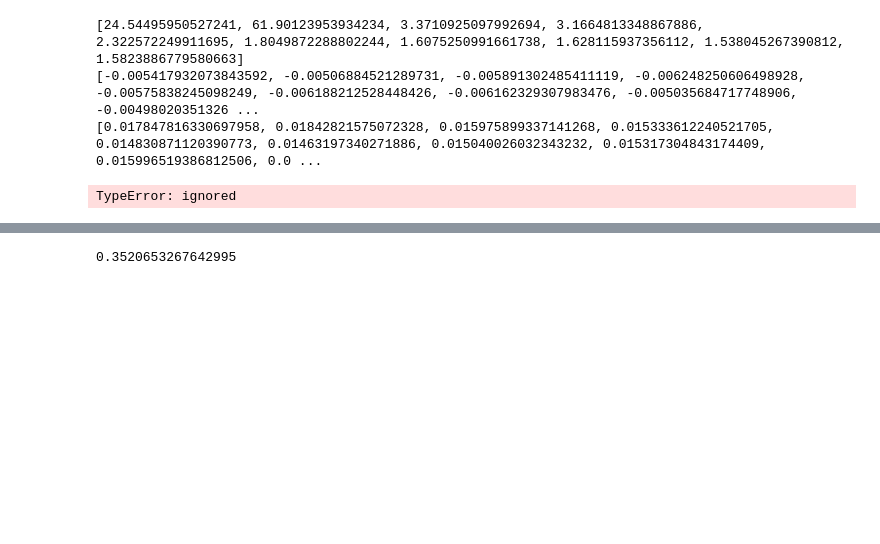
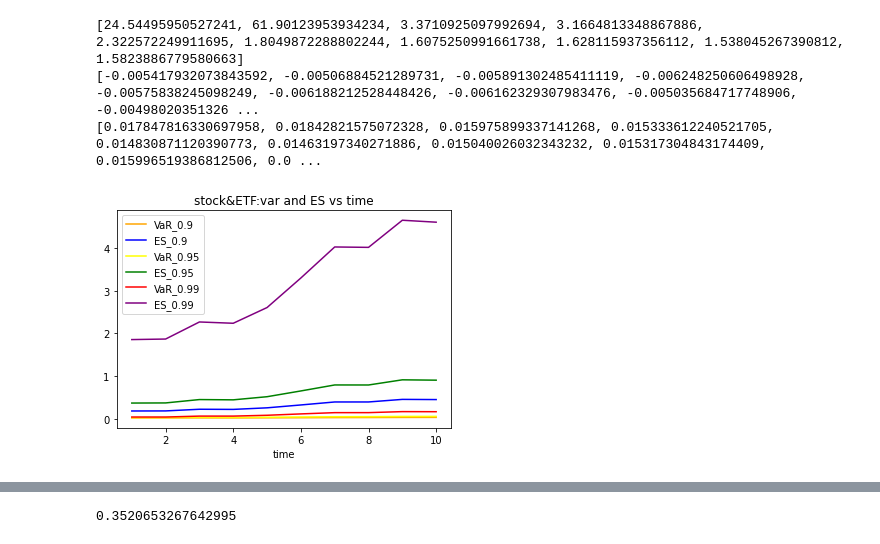
Before and after one commit to ZiyueNie/575, a Jupyter notebook: src/ib_project.ipynb, the cells around one changed output, grey strips where cells are left out. Drawn from its saved outputs; the diff is of its cells as text; code cells hidden in the pictures; blank space fills up the shorter version.

```diff
--- a/src/ib_project.ipynb
+++ b/src/ib_project.ipynb
@@ -579,24 +733,24 @@ print(T_sigma)
 [-0.005417932073843592, -0.00506884521289731, -0.005891302485411119, -0.006248250606498928, -0.00575838245098249, -0.006188212528448426, -0.006162329307983476, -0.005035684717748906, -0.00498020351326 ...
 [0.017847816330697958, 0.01842821575072328, 0.015975899337141268, 0.015333612240521705, 0.014830871120390773, 0.01463197340271886, 0.015040026032343232, 0.015317304843174409, 0.015996519386812506, 0.0 ...
 # %%
-T1=VaRt(0.9,T_mu,T_sigma,T_df)
-T2=VaRt(0.95,T_mu,T_sigma,T_df)
-T3=VaRt(0.99,T_mu,T_sigma,T_df)
+T1=VaRt1(0.9,T_mu,T_sigma,T_df)
+T2=VaRt1(0.95,T_mu,T_sigma,T_df)
+T3=VaRt1(0.99,T_mu,T_sigma,T_df)
 #print(cat1[0])
 #print(cat1[1])
 x=np.linspace(1,10,10)
 plt.plot(x,T1[0],'orange',label="VaR_0.9")
 plt.plot(x,T1[1],'blue',label="ES_0.9")
 plt.plot(x,T2[0],'yellow',label="VaR_0.95")
 plt.plot(x,T2[1],'green',label="ES_0.95")
 plt.plot(x,T3[0],'red',label="VaR_0.99")
 plt.plot(x,T3[1],'purple',label="ES_0.99")
 plt.xlabel('time')
 plt.title('stock&ETF:var and ES vs time')
 plt.legend()
 plt.show()
 # %% [output]
-TypeError: ignored
+[figure, added]
 # %%
 #VaR
 def VaRnorm(alpha,mu,sigma):
```
Also changed, not shown: parts of 11 cells of this notebook.
